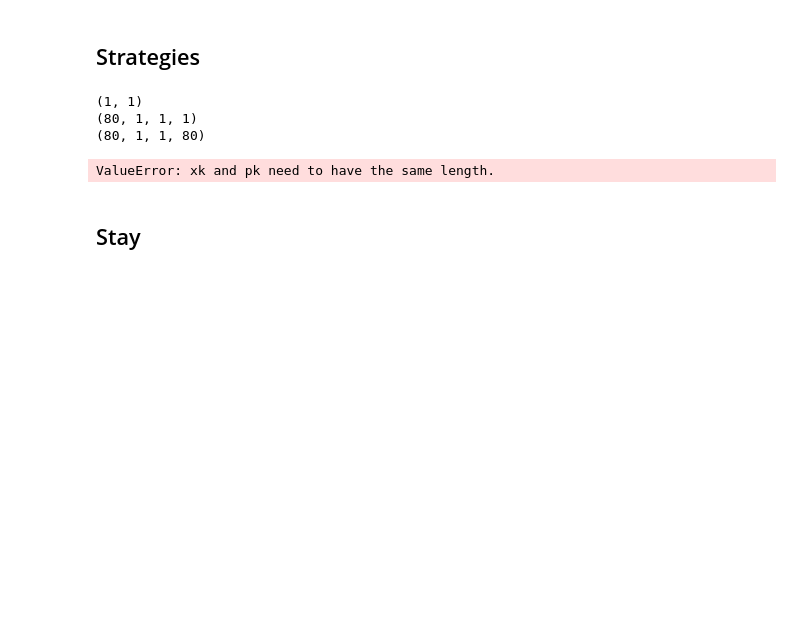
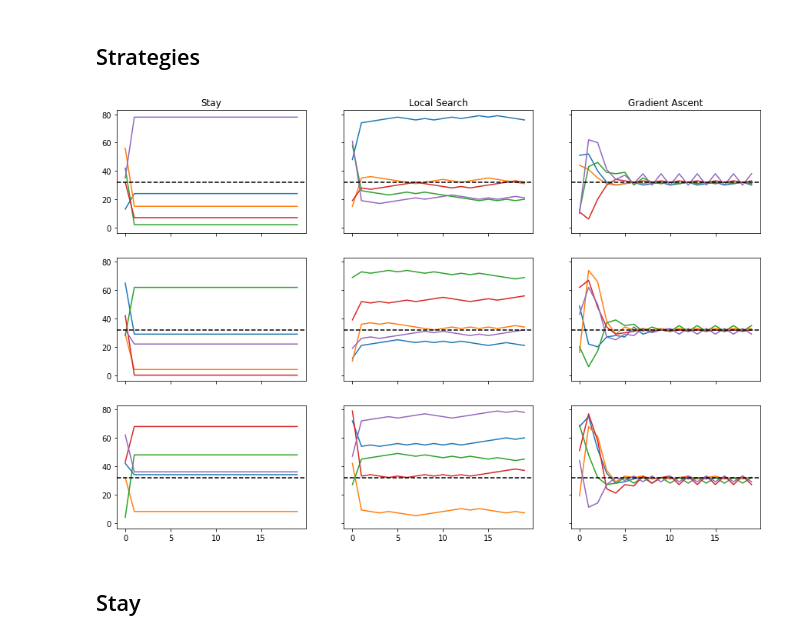
Before and after one commit to bmontambault/Active-Learning, a Jupyter notebook: individual_differences/Local Tests.ipynb, the cells around one changed output. Drawn from its saved outputs; the diff is of its cells as text; code cells hidden in the pictures; blank space fills up the shorter version.

```diff
--- a/individual_differences/Local Tests.ipynb
+++ b/individual_differences/Local Tests.ipynb
@@ -29,29 +30,25 @@ plt.axvline(x=fmax, ls='--', c='black');
 # %% [markdown]
 ## Strategies
 # %%
-learning_rate_params = [0,]
-stay_penalty_params = [1]
-temp_params = [.0001]
+learning_rate_params = [0, 0, 350]
+stay_penalty_params = [1, 0, 0]
+temp_params = [.0001, .001, .01]
 trials = np.arange(20)
 titles = ['Stay', 'Local Search', 'Gradient Ascent']
 # %%
 data = [[generate(local_acq, {'learning_rate': [learning_rate_params[i]], 'stay_penalty': [stay_penalty_params[i]], 'temperature': [temp_params[j]]},
-        neg_quad_kern, neg_quad, 20, 1, 1, [1.])[0] for i in range(len(learning_rate_params))] for j in range(len(temp_params))]
+        neg_quad_kern, neg_quad, 20, 10, 1, [1.])[0] for i in range(len(learning_rate_params))] for j in range(len(temp_params))]
-# %% [output]
-(1, 1)
-(80, 1, 1, 1)
-(80, 1, 1, 80)
-ValueError: xk and pk need to have the same length.
 # %%
-'''
+
 fig, axes = plt.subplots(len(temp_params), len(learning_rate_params), sharex=True, sharey=True, figsize=(15,10))
 for j in range(len(temp_params)):
     for i in range(len(learning_rate_params)):
         actions = data[j][i][:,:,5].argmax(axis=2)
         axes[j][i].plot(actions[:5].T);
         axes[j][i].axhline(y=fmax, ls='--', c='black');
         if j == 0:
             axes[j][i].set_title(titles[i])
-'''
+# %% [output]
+[figure, added]
 # %% [markdown]
 ## Stay
```
Also changed, not shown: parts of 13 cells of this notebook.
